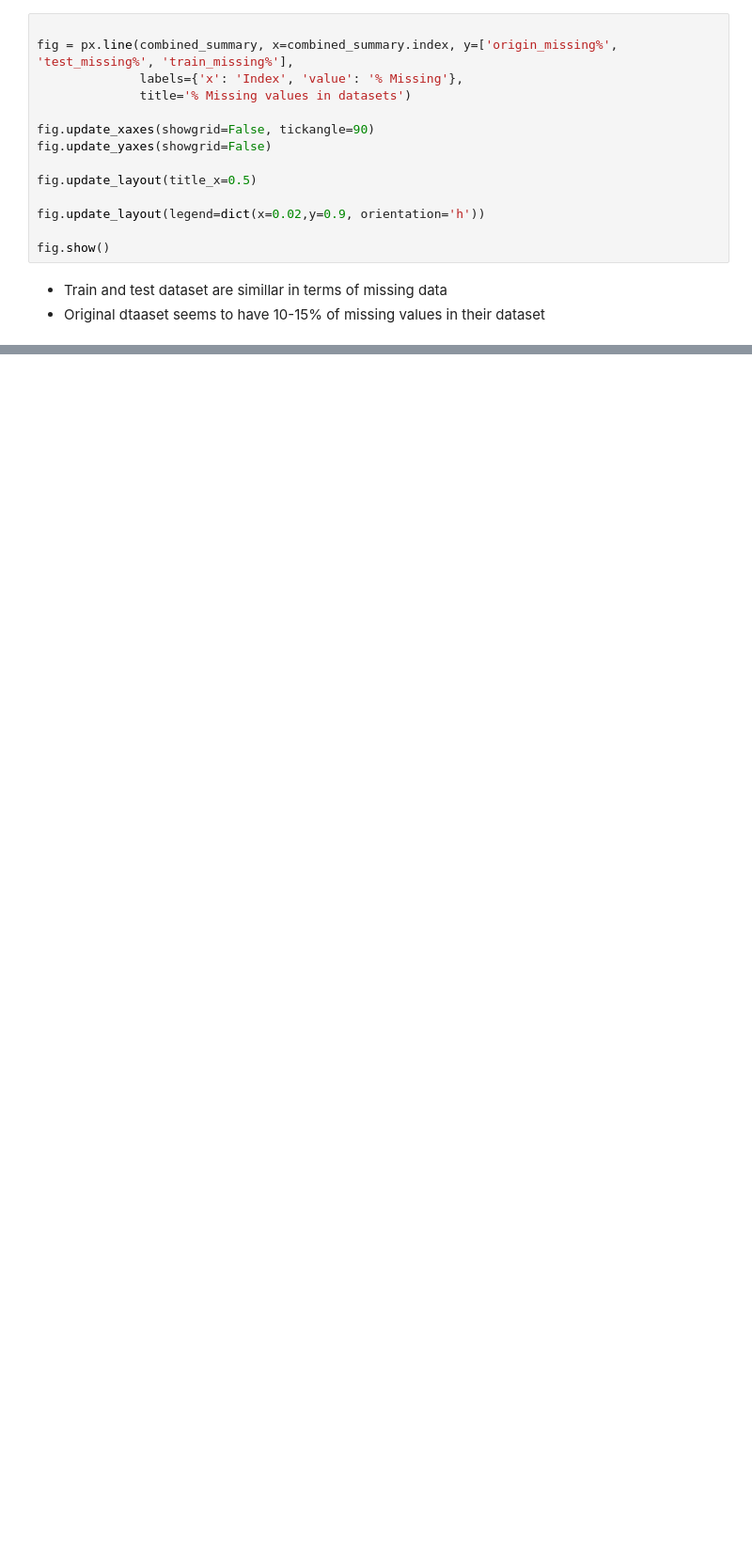
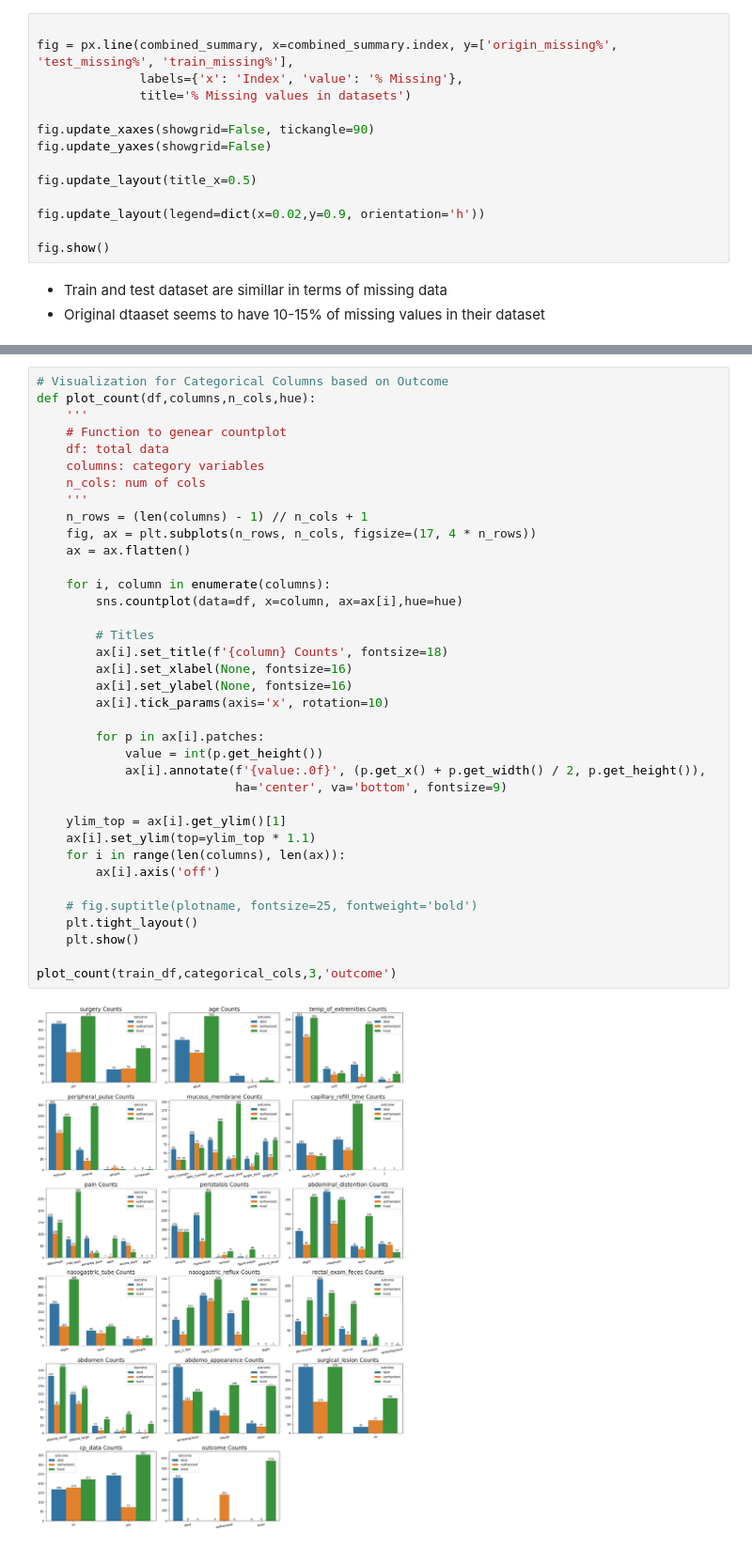
Before and after one commit to D-Aditya-Amarnath/Horse-Medical-Condition-Kaggle-S3E22, a Jupyter notebook: S3E22.ipynb, the cells around one changed output, grey strips where cells are left out. Shown at 94% size. Saved outputs shown, nothing was run; the diff lists cells and outputs as text; blank space fills up the shorter version.

```diff
--- a/S3E22.ipynb
+++ b/S3E22.ipynb
@@ -85,0 +239,39 @@ fig.show()
+# %%
+# Visualization for Categorical Columns based on Outcome
+def plot_count(df,columns,n_cols,hue):
+    '''
+    # Function to genear countplot
+    df: total data
+    columns: category variables
+    n_cols: num of cols
+    '''
+    n_rows = (len(columns) - 1) // n_cols + 1
+    fig, ax = plt.subplots(n_rows, n_cols, figsize=(17, 4 * n_rows))
+    ax = ax.flatten()
+
+    for i, column in enumerate(columns):
+        sns.countplot(data=df, x=column, ax=ax[i],hue=hue)
+
+        # Titles
+        ax[i].set_title(f'{column} Counts', fontsize=18)
+        ax[i].set_xlabel(None, fontsize=16)
+        ax[i].set_ylabel(None, fontsize=16)
+        ax[i].tick_params(axis='x', rotation=10)
+
+        for p in ax[i].patches:
+            value = int(p.get_height())
+            ax[i].annotate(f'{value:.0f}', (p.get_x() + p.get_width() / 2, p.get_height()),
+                           ha='center', va='bottom', fontsize=9)
+
+    ylim_top = ax[i].get_ylim()[1]
+    ax[i].set_ylim(top=ylim_top * 1.1)
+    for i in range(len(columns), len(ax)):
+        ax[i].axis('off')
+
+    # fig.suptitle(plotname, fontsize=25, fontweight='bold')
+    plt.tight_layout()
+    plt.show()
+
+plot_count(train_df,categorical_cols,3,'outcome')
+# %% [output]
+[figure, added]
```
Also changed, not shown: parts of 33 cells of this notebook.
